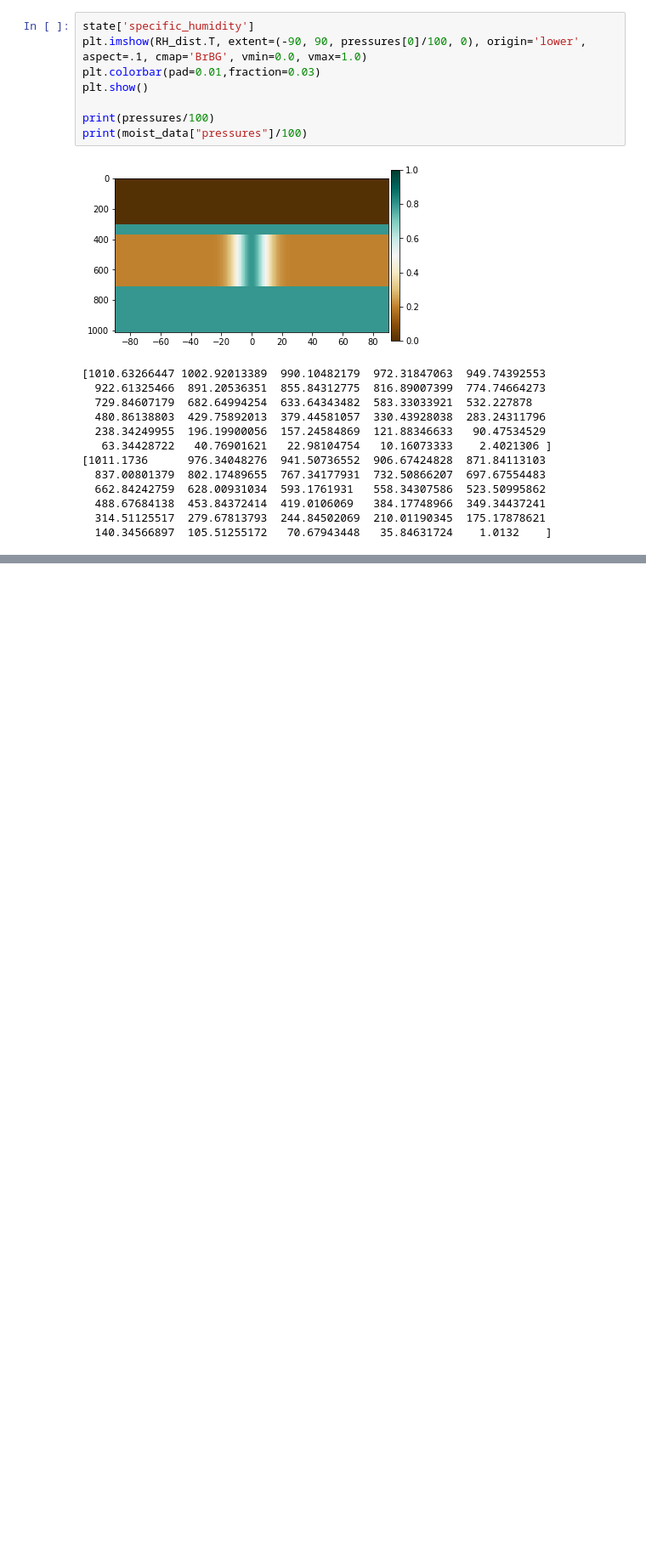
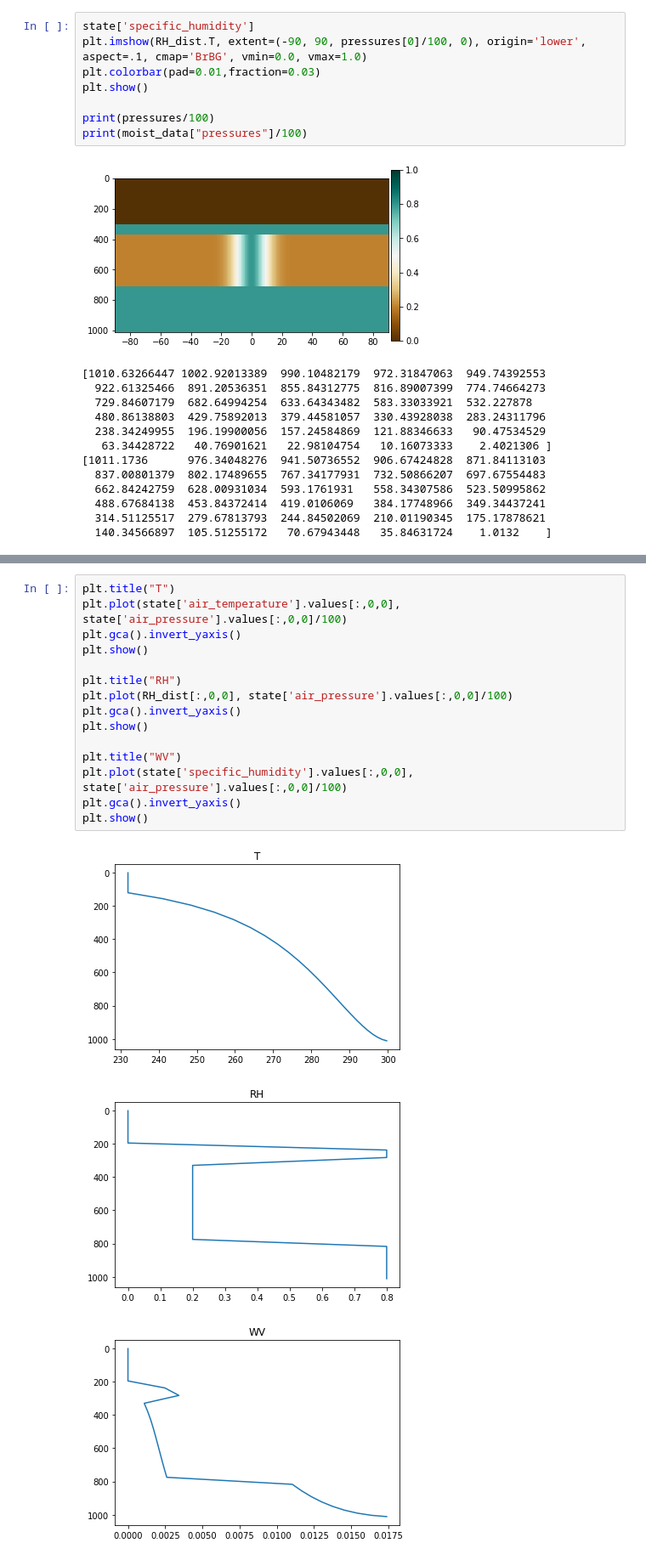
Before and after one commit to fagan2888/EBM, a Jupyter notebook: CliMT_tests.ipynb, the cells around one changed output, grey strips where cells are left out. Shown: that part at 85% size. Saved outputs shown, nothing was run; the diff lists cells and outputs as text; blank space fills up the shorter version.

```diff
--- a/CliMT_tests.ipynb
+++ b/CliMT_tests.ipynb
@@ -392,0 +427,19 @@ climt.__version__
+# %%
+plt.title("T")
+plt.plot(state['air_temperature'].values[:,0,0], state['air_pressure'].values[:,0,0]/100)
+plt.gca().invert_yaxis()
+plt.show()
+
+plt.title("RH")
+plt.plot(RH_dist[:,0,0], state['air_pressure'].values[:,0,0]/100)
+plt.gca().invert_yaxis()
+plt.show()
+
+plt.title("WV")
+plt.plot(state['specific_humidity'].values[:,0,0], state['air_pressure'].values[:,0,0]/100)
+plt.gca().invert_yaxis()
+plt.show()
+# %% [output]
+[figure, added]
+[figure, added]
+[figure, added]
```
Also changed, not shown: parts of 7 cells of this notebook, 6 other files.
